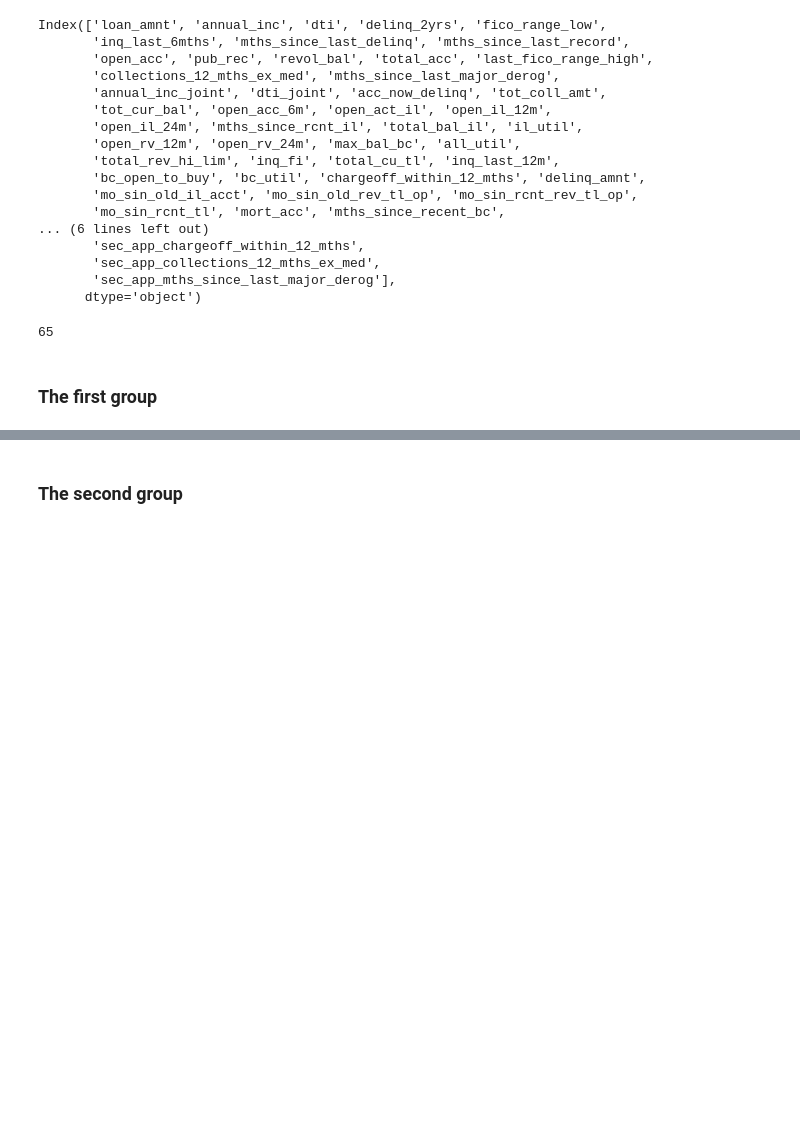
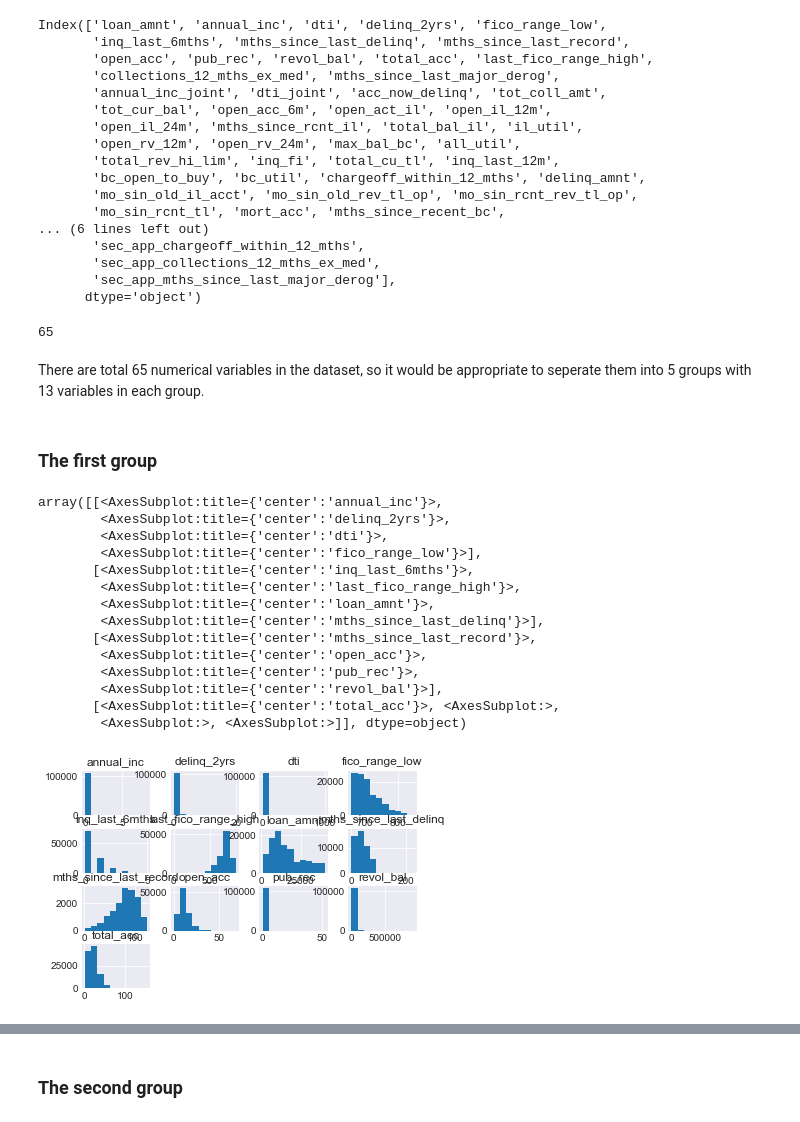
Before and after one commit to rhodapang/Lending-Club-Capstone-Project, a Jupyter notebook: Lending Club Exploratory Data Analysis - 2.ipynb, the cells around one changed output, grey strips where cells are left out. Saved outputs shown, nothing was run; the diff lists cells and outputs as text; code cells hidden in the pictures; blank space fills up the shorter version.

Commit message:
Univariate analysis in first group

```diff
--- a/Lending Club Exploratory Data Analysis - 2.ipynb
+++ b/Lending Club Exploratory Data Analysis - 2.ipynb
@@ -100,6 +100,28 @@ num_variables = list(num_variables)
 len(list(num_variables))
 # %% [output]
 65
+# %% [markdown]
+There are total 65 numerical variables in the dataset, so it would be appropriate to seperate them into 5 groups with 13 variables in each group.
 # %% [markdown]
 ### The first group
+# %%
+df_num[['loan_amnt', 'annual_inc', 'dti', 'delinq_2yrs', 'fico_range_low',
+       'inq_last_6mths', 'mths_since_last_delinq', 'mths_since_last_record',
+       'open_acc', 'pub_rec', 'revol_bal', 'total_acc', 'last_fico_range_high']].hist()
+# %% [output]
+array([[<AxesSubplot:title={'center':'annual_inc'}>,
+        <AxesSubplot:title={'center':'delinq_2yrs'}>,
+        <AxesSubplot:title={'center':'dti'}>,
+        <AxesSubplot:title={'center':'fico_range_low'}>],
+       [<AxesSubplot:title={'center':'inq_last_6mths'}>,
+        <AxesSubplot:title={'center':'last_fico_range_high'}>,
+        <AxesSubplot:title={'center':'loan_amnt'}>,
+        <AxesSubplot:title={'center':'mths_since_last_delinq'}>],
+       [<AxesSubplot:title={'center':'mths_since_last_record'}>,
+        <AxesSubplot:title={'center':'open_acc'}>,
+        <AxesSubplot:title={'center':'pub_rec'}>,
+        <AxesSubplot:title={'center':'revol_bal'}>],
+       [<AxesSubplot:title={'center':'total_acc'}>, <AxesSubplot:>,
+        <AxesSubplot:>, <AxesSubplot:>]], dtype=object)
+[figure, added]
 # %%
```
Also changed, not shown: parts of 48 cells of this notebook.
